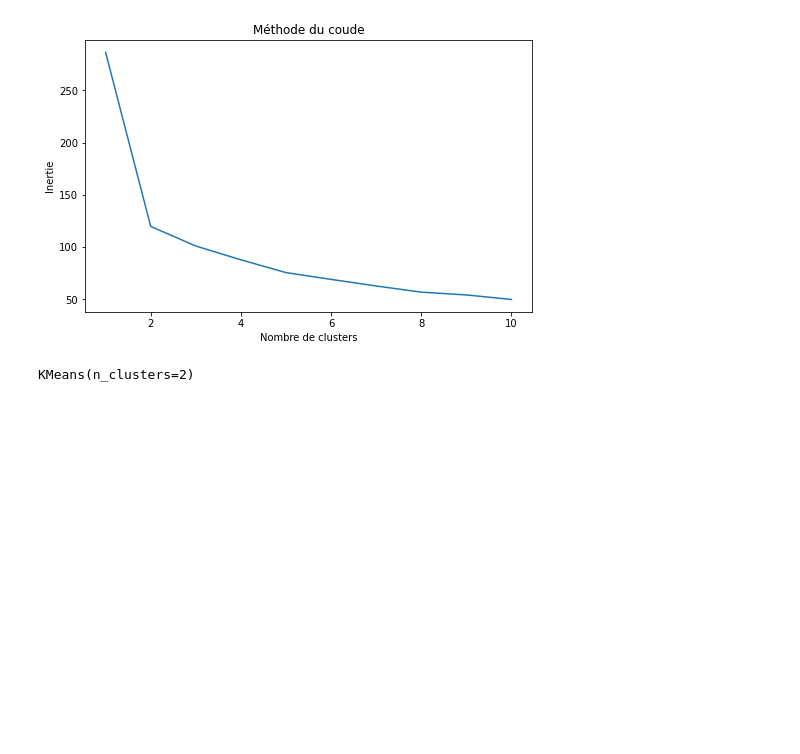
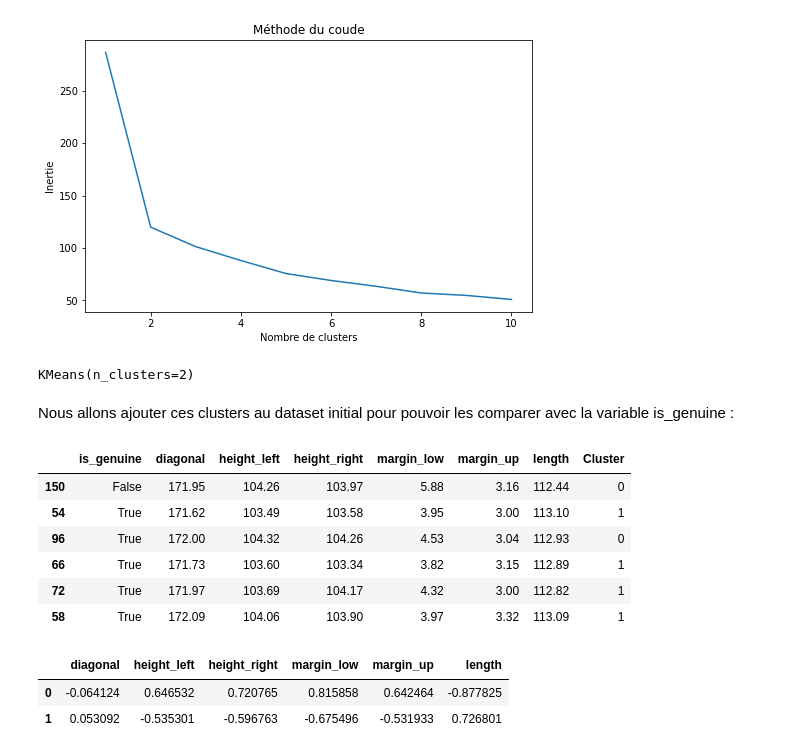
Before and after one commit to ROWAIDAK/P6-D-tectez-des-faux-billets, a Jupyter notebook: P6_02_ACP _Détectez_des_faux_billets.ipynb, the cells around one changed output. Saved outputs shown, nothing was run; the diff lists cells and outputs as text; code cells hidden in the pictures; blank space fills up the shorter version.

```diff
--- a/P6_02_ACP _Détectez_des_faux_billets.ipynb
+++ b/P6_02_ACP _Détectez_des_faux_billets.ipynb
@@ -341,6 +341,9 @@ Dans l’algorithme des k-moyennes généralement on utilise **la distance eucli
 
 Elle permet d’évaluer la distance entre chaque point et les centroïdes. Pour chaque point on calcule la distance euclidienne entre ce point et chacun des centroïdes puis on l’associe au centroïde le plus proche c’est-à-dire celui avec la plus petite distance.
 Il existe des méthodes pour déterminer le nombre de clusters idéal. La plus connu est la méthode du coude. Elle s’appuie sur la notion d’inertie. On définit cette dernière comme ceci : la somme des distances euclidiennes entre chaque point et son centroïde associé. Evidemment plus on fixe un nombre initial de clusters élevés et plus on réduit l’inertie : les points ont plus de chance d’être à côté d’un centroïde.
+# %%
+df_km = df.copy()
+X = df_pca.values
 # %%
 inertia = []
 K_range = range(1,11)
@@ -369,0 +376,23 @@ KMeans(n_clusters=2)
+# %% [markdown]
+Nous allons ajouter ces clusters au dataset initial pour pouvoir les comparer avec la variable is_genuine :
+# %%
+
+df_km['Cluster'] = clusters_km
+df_km.sample(6)
+# %% [output]
+|  | is_genuine | diagonal | height_left | height_right | margin_low | margin_up | length | Cluster |
+| 150 | False | 171.95 | 104.26 | 103.97 | 5.88 | 3.16 | 112.44 | 0 |
+| 54 | True | 171.62 | 103.49 | 103.58 | 3.95 | 3.00 | 113.10 | 1 |
+| 96 | True | 172.00 | 104.32 | 104.26 | 4.53 | 3.04 | 112.93 | 0 |
+| 66 | True | 171.73 | 103.60 | 103.34 | 3.82 | 3.15 | 112.89 | 1 |
+| 72 | True | 171.97 | 103.69 | 104.17 | 4.32 | 3.00 | 112.82 | 1 |
+| 58 | True | 172.09 | 104.06 | 103.90 | 3.97 | 3.32 | 113.09 | 1 |
+# %%
+#Tableau des Centroïdes 2 clusters dans sa version centrée réduite
+#La comparaison est tout de suite simplifiée, les dimensions prenant la même importance!
+centroids = km.cluster_centers_
+pd.DataFrame(centroids, columns=df_pca.columns)
+# %% [output]
+|  | diagonal | height_left | height_right | margin_low | margin_up | length |
+| 0 | -0.064124 | 0.646532 | 0.720765 | 0.815858 | 0.642464 | -0.877825 |
+| 1 | 0.053092 | -0.535301 | -0.596763 | -0.675496 | -0.531933 | 0.726801 |
```
Also changed, not shown: parts of 8 cells of this notebook.
